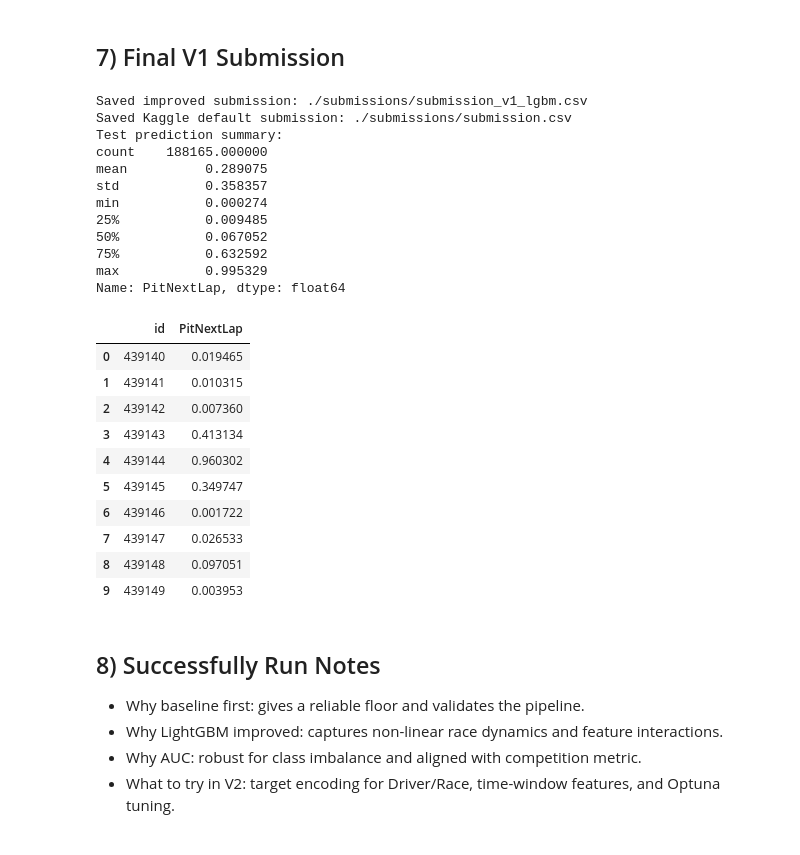
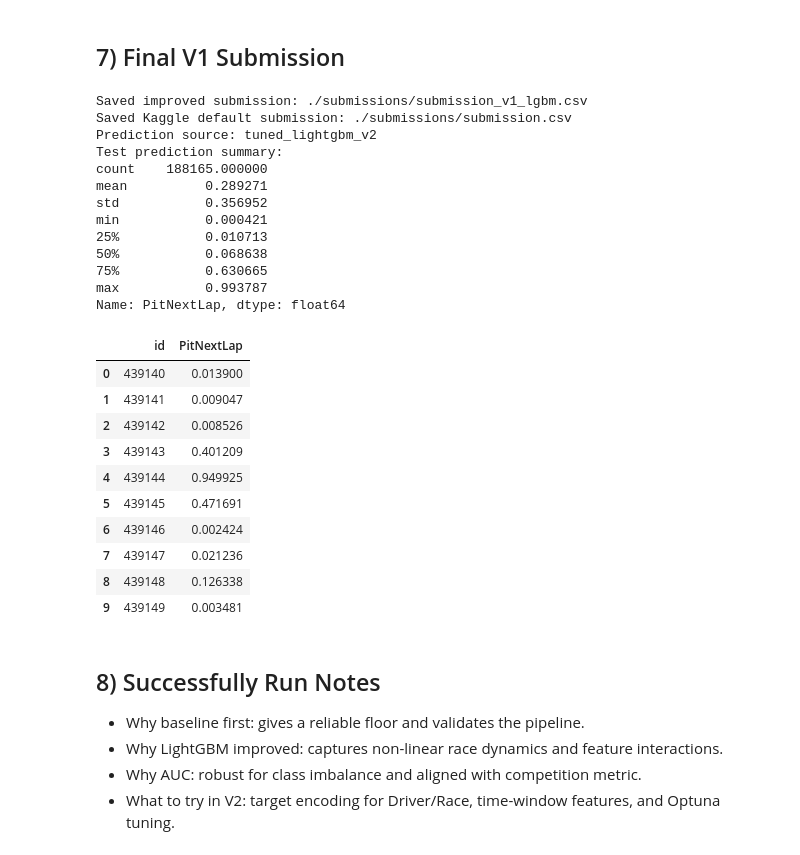
Before and after one commit to drthgz/kaggle-challenges, a Jupyter notebook: 2026-05/notebook_v1.ipynb, the cells around one changed output. Cells and saved outputs as stored; diff of their text form; code cells hidden in the pictures.

```diff
--- a/2026-05/notebook_v1.ipynb
+++ b/2026-05/notebook_v1.ipynb
@@ -38,7 +38,7 @@ Libraries loaded.
 # %%
 def find_input_dir():
     if os.path.exists("/kaggle/input"):
-        candidates = glob.glob("/kaggle/input/*")
+        candidates = glob.glob("/kaggle/input/competitions/playground-series-s6e5")
         for path in candidates:
             if all(os.path.exists(os.path.join(path, f)) for f in ["train.csv", "test.csv", "sample_submission.csv"]):
                 return path
@@ -364,43 +494,55 @@ display(fi.head(10))
 # %% [markdown]
 ## 7) Final V1 Submission
 # %%
+# Final submission uses tuned LightGBM averaged test predictions
+if "test_preds" in globals():
+    final_test_pred = test_preds
+    pred_source = "tuned_lightgbm_v2"
+elif "test_lgb" in globals():
+    final_test_pred = test_lgb
+    pred_source = "lightgbm_v1_fallback"
+else:
+    raise RuntimeError("No test prediction variable found. Run the model training cell first.")
+
 sub_lgb = sample_sub.copy()
-sub_lgb[target_col] = test_lgb
+sub_lgb[target_col] = final_test_pred
 sub_lgb_path = os.path.join(output_dir, "submission_v1_lgbm.csv")
 sub_lgb.to_csv(sub_lgb_path, index=False)
 
 final_path = os.path.join(output_dir, "submission.csv")
 sub_lgb.to_csv(final_path, index=False)
 
 print("Saved improved submission:", sub_lgb_path)
 print("Saved Kaggle default submission:", final_path)
+print("Prediction source:", pred_source)
 print("Test prediction summary:")
 print(sub_lgb[target_col].describe())
 display(sub_lgb.head(10))
 # %% [output]
 Saved improved submission: ./submissions/submission_v1_lgbm.csv
 Saved Kaggle default submission: ./submissions/submission.csv
+Prediction source: tuned_lightgbm_v2
 Test prediction summary:
 count    188165.000000
-mean          0.289075
-std           0.358357
-min           0.000274
-25%           0.009485
-50%           0.067052
-75%           0.632592
-max           0.995329
+mean          0.289271
+std           0.356952
+min           0.000421
+25%           0.010713
+50%           0.068638
+75%           0.630665
+max           0.993787
 Name: PitNextLap, dtype: float64
 |  | id | PitNextLap |
-| 0 | 439140 | 0.019465 |
-| 1 | 439141 | 0.010315 |
-| 2 | 439142 | 0.007360 |
-| 3 | 439143 | 0.413134 |
-| 4 | 439144 | 0.960302 |
-| 5 | 439145 | 0.349747 |
-| 6 | 439146 | 0.001722 |
-| 7 | 439147 | 0.026533 |
-| 8 | 439148 | 0.097051 |
-| 9 | 439149 | 0.003953 |
+| 0 | 439140 | 0.013900 |
+| 1 | 439141 | 0.009047 |
+| 2 | 439142 | 0.008526 |
+| 3 | 439143 | 0.401209 |
+| 4 | 439144 | 0.949925 |
+| 5 | 439145 | 0.471691 |
+| 6 | 439146 | 0.002424 |
+| 7 | 439147 | 0.021236 |
+| 8 | 439148 | 0.126338 |
+| 9 | 439149 | 0.003481 |
 # %% [markdown]
 ## 8) Successfully Run Notes
 
```
Also changed, not shown: parts of 3 cells of this notebook, 3 other files.
